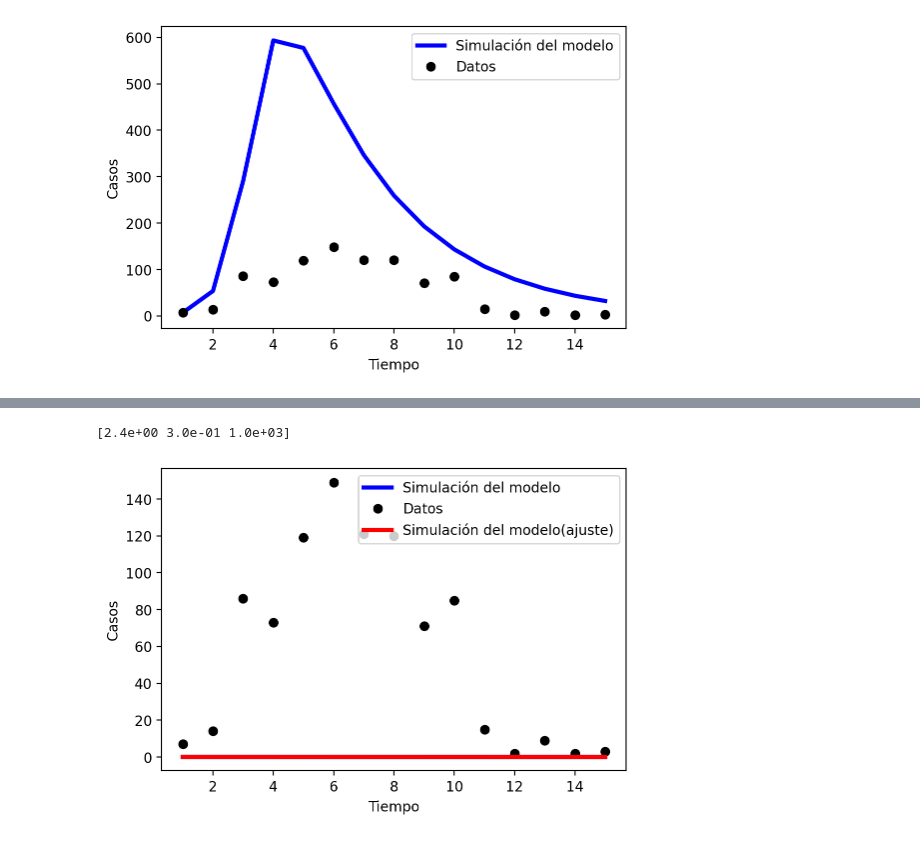
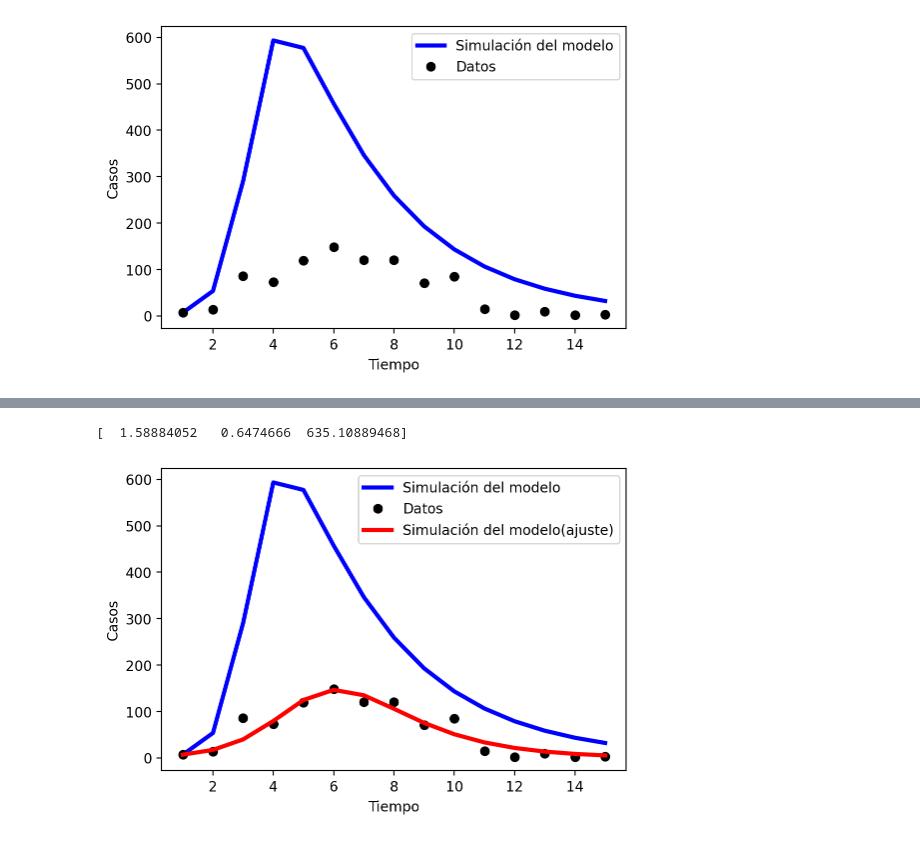
Before and after one commit to diegostaPy/UcomSeminario, a Jupyter notebook: ModelosEpidemiológicos/ModeloSIR.ipynb, the cells around one changed output, grey strips where cells are left out. Saved outputs shown, nothing was run; the diff lists cells and outputs as text; code cells hidden in the pictures.

```diff
--- a/ModelosEpidemiológicos/ModeloSIR.ipynb
+++ b/ModelosEpidemiológicos/ModeloSIR.ipynb
@@ -121,17 +118,9 @@ def NLL(params, data, times): #negative log likelihood
 	data = np.array(data)
 	res = ode(model, x0fcn(params,data), times, args=(params,))
 	y = yfcn(res, params)
-	#nll = sum(y) - sum(data*np.log(y))
-	# note this is a slightly shortened version--there's an additive constant term missing but it
-	# makes calculation faster and won't alter the threshold. Alternatively, can do:
-	nll = -sum(np.log(poisson.pmf(np.round(data),np.round(y)))) # the round is b/c Poisson is for (integer) count data
-	# this can also barf if data and y are too far apart because the dpois will be ~0, which makes the log angry
-	#nll = -sum(np.log(norm.pdf(data,y,0.1*m_a(data))))
-	# ML using normally distributed measurement error (least squares)
-	# nll = -sum(np.log(norm.pdf(data,y,0.1*np.mean(data)))) # example WLS assuming sigma = 0.1*mean(data)
-	# nll = sum((y - data)**2)  # alternatively can do OLS but note this will mess with the thresholds
-	#                             for the profile! This version of OLS is off by a scaling factor from
-	#                             actual LL units.
+	nll = sum((y - data)**2) # cuando sigma es constante
+#	nll = -sum(np.log(poisson.pmf(np.round(data),np.round(y)))) # the round is b/c Poisson is for (integer) count data
+
 	return nll
 # %%
 optimizer = optimize.minimize(NLL, params, args=(data, times), method='Nelder-Mead')
@@ -139,19 +128,20 @@ paramests = np.abs(optimizer.x)
 iniests = x0fcn(paramests, data)
 print(paramests)
 # %% [output]
-[2.4e+00 3.0e-01 1.0e+03]
+[  1.58884052   0.6474666  635.10889468]
 # %%
 xest = ode(model, iniests, times, args=(paramests,))
 est_measure = yfcn(xest, paramests)
 # %%
 #print(sim_measure)
 plt.plot(times, sim_measure, 'b-', linewidth=3, label='Simulación del modelo')
 plt.plot(times, data, 'ko', linewidth=2, label='Datos')
+plt.plot(times, est_measure, 'r-', linewidth=3, label='Simulación del modelo(ajusteMLE)')
 plt.plot(times, est_measure, 'r-', linewidth=3, label='Simulación del modelo(ajuste)')
 
 plt.xlabel('Tiempo')
 plt.ylabel('Casos')
 plt.legend()
 plt.show()
 # %% [output]
-[figure, old version]
+[figure, new version]
```
Also changed, not shown: parts of 7 cells of this notebook.
